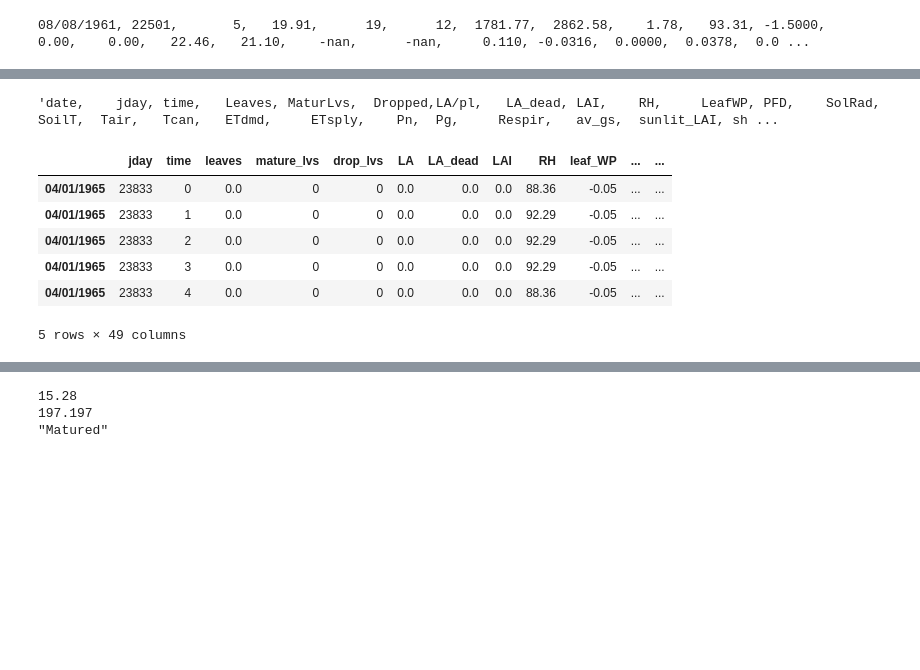
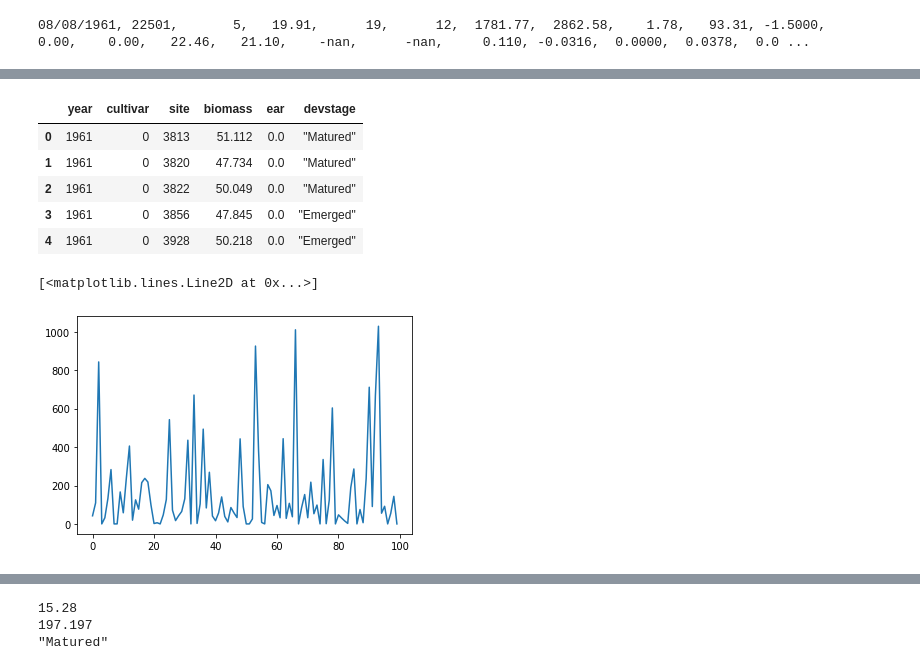
Before and after one commit to jennhsiao/upscale, a Jupyter notebook: notebooks/sim_opt100.ipynb, the cells around one changed output, grey strips where cells are left out. Drawn from its saved outputs; the diff is of its cells as text; code cells hidden in the pictures; blank space fills up the shorter version.

Commit message:
selected only for Matured simulations

```diff
--- a/notebooks/sim_opt100.ipynb
+++ b/notebooks/sim_opt100.ipynb
@@ -143,6 +149,0 @@ for file in files:
-# %%
-with open('/home/disk/eos8/ach315/upscale/sims/opt/1985/var_9/out1_03822_1985_var_9.txt', 'r') as f:
-    f_contents = f.readlines()
-f_contents[0]
-# %% [output]
-'date,    jday, time,   Leaves, MaturLvs,  Dropped,LA/pl,   LA_dead, LAI,    RH,     LeafWP, PFD,    SolRad, SoilT,  Tair,   Tcan,   ETdmd,     ETsply,    Pn,  Pg,     Respir,   av_gs,  sunlit_LAI, sh ...
@@ -149,12 +158,10 @@ f_contents[0]
 # %%
-test = pd.read_csv('/home/disk/eos8/ach315/upscale/sims/opt/1965/var_90/out1_13722_1965_var_90.txt')
-test.columns = cols
+test = pd.read_csv('/home/disk/eos8/ach315/upscale/test/sims_6190.txt', index_col=0)
 test.head()
 # %% [output]
-|  | jday | time | leaves | mature_lvs | drop_lvs | LA | LA_dead | LAI | RH | leaf_WP | ... | ... |
-| 04/01/1965 | 23833 | 0 | 0.0 | 0 | 0 | 0.0 | 0.0 | 0.0 | 88.36 | -0.05 | ... | ... |
-| 04/01/1965 | 23833 | 1 | 0.0 | 0 | 0 | 0.0 | 0.0 | 0.0 | 92.29 | -0.05 | ... | ... |
-| 04/01/1965 | 23833 | 2 | 0.0 | 0 | 0 | 0.0 | 0.0 | 0.0 | 92.29 | -0.05 | ... | ... |
-| 04/01/1965 | 23833 | 3 | 0.0 | 0 | 0 | 0.0 | 0.0 | 0.0 | 92.29 | -0.05 | ... | ... |
-| 04/01/1965 | 23833 | 4 | 0.0 | 0 | 0 | 0.0 | 0.0 | 0.0 | 88.36 | -0.05 | ... | ... |
+|  | year | cultivar | site | biomass | ear | devstage |
+| 0 | 1961 | 0 | 3813 | 51.112 | 0.0 | "Matured" |
+| 1 | 1961 | 0 | 3820 | 47.734 | 0.0 | "Matured" |
+| 2 | 1961 | 0 | 3822 | 50.049 | 0.0 | "Matured" |
+| 3 | 1961 | 0 | 3856 | 47.845 | 0.0 | "Emerged" |
+| 4 | 1961 | 0 | 3928 | 50.218 | 0.0 | "Emerged" |
-5 rows × 49 columns
@@ -168,0 +168,10 @@ test = pd.read_csv('/home/disk/eos8/ach315/upscale/test/sims_6185.txt')
+# %%
+mean_biomass = []
+for i in np.arange(0,100):
+    biomass = test[(test.cultivar == i) & (test.devstage == '"Matured"')].biomass.mean()
+    mean_biomass.append(biomass)
+
+plt.plot(mean_biomass)
+# %% [output]
+[<matplotlib.lines.Line2D at 0x...>]
+[figure, added]
```
Also changed, not shown: parts of 9 cells of this notebook.
